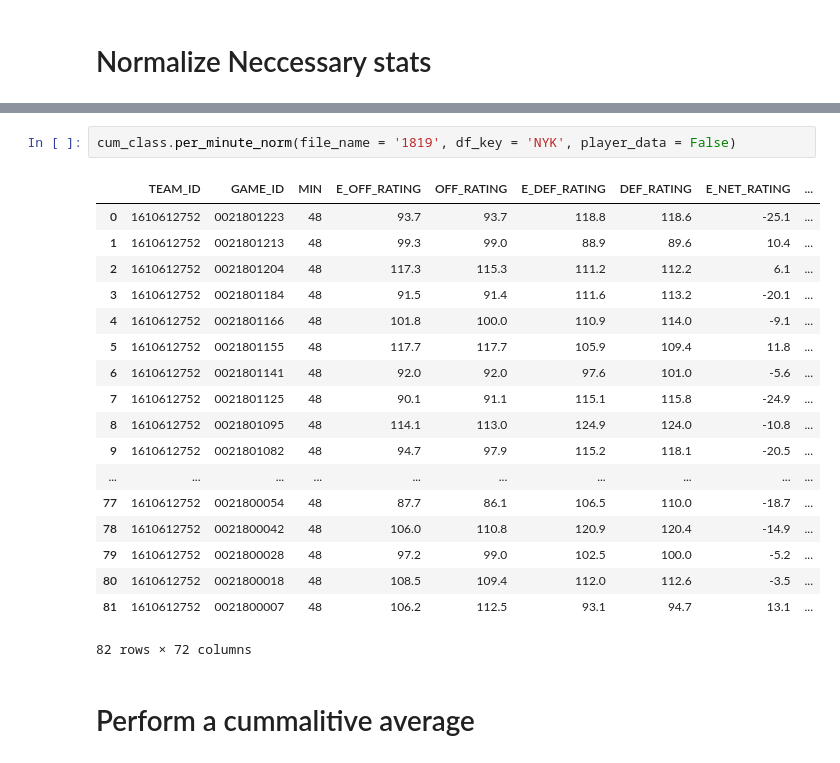
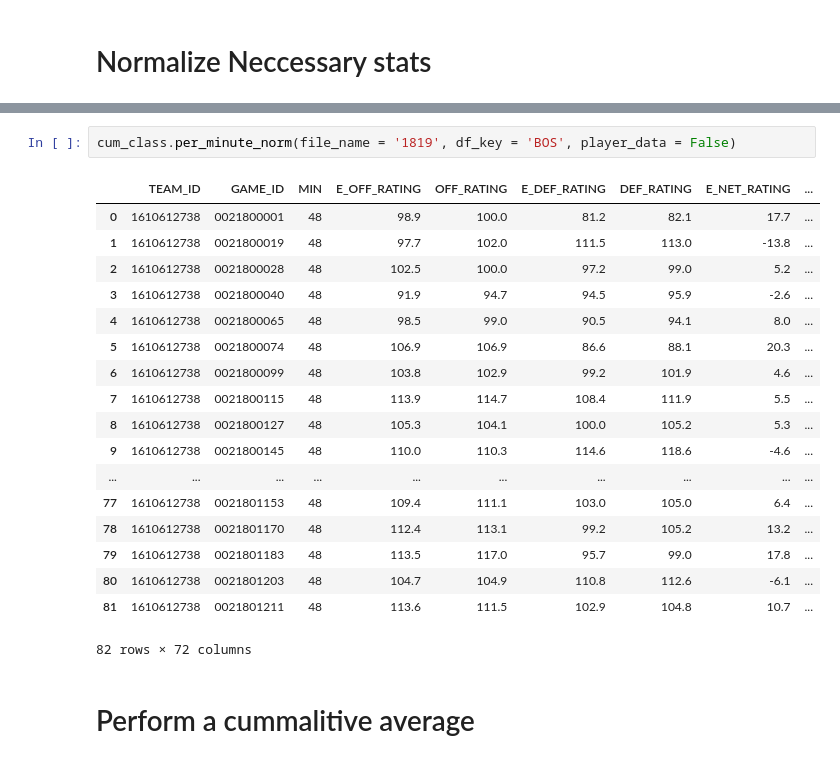
Before and after one commit to gosebastian12/NBA_betting_analysis, a Jupyter notebook: playground/data_cummulation.ipynb, the cells around one changed output, grey strips where cells are left out. Drawn from its saved outputs; the diff is of its cells as text.

```diff
--- a/playground/data_cummulation.ipynb
+++ b/playground/data_cummulation.ipynb
@@ -88,25 +88,25 @@ cum_class.per_min_stats
  'TO',
  'PTS']
 # %%
-cum_class.per_minute_norm(file_name = '1819', df_key = 'NYK', player_data = False)
+cum_class.per_minute_norm(file_name = '1819', df_key = 'BOS', player_data = False)
 # %% [output]
 |  | TEAM_ID | GAME_ID | MIN | E_OFF_RATING | OFF_RATING | E_DEF_RATING | DEF_RATING | E_NET_RATING | ... |
-| 0 | 1610612752 | 0021801223 | 48 | 93.7 | 93.7 | 118.8 | 118.6 | -25.1 | ... |
-| 1 | 1610612752 | 0021801213 | 48 | 99.3 | 99.0 | 88.9 | 89.6 | 10.4 | ... |
-| 2 | 1610612752 | 0021801204 | 48 | 117.3 | 115.3 | 111.2 | 112.2 | 6.1 | ... |
-| 3 | 1610612752 | 0021801184 | 48 | 91.5 | 91.4 | 111.6 | 113.2 | -20.1 | ... |
-| 4 | 1610612752 | 0021801166 | 48 | 101.8 | 100.0 | 110.9 | 114.0 | -9.1 | ... |
-| 5 | 1610612752 | 0021801155 | 48 | 117.7 | 117.7 | 105.9 | 109.4 | 11.8 | ... |
-| 6 | 1610612752 | 0021801141 | 48 | 92.0 | 92.0 | 97.6 | 101.0 | -5.6 | ... |
-| 7 | 1610612752 | 0021801125 | 48 | 90.1 | 91.1 | 115.1 | 115.8 | -24.9 | ... |
-| 8 | 1610612752 | 0021801095 | 48 | 114.1 | 113.0 | 124.9 | 124.0 | -10.8 | ... |
-| 9 | 1610612752 | 0021801082 | 48 | 94.7 | 97.9 | 115.2 | 118.1 | -20.5 | ... |
+| 0 | 1610612738 | 0021800001 | 48 | 98.9 | 100.0 | 81.2 | 82.1 | 17.7 | ... |
+| 1 | 1610612738 | 0021800019 | 48 | 97.7 | 102.0 | 111.5 | 113.0 | -13.8 | ... |
+| 2 | 1610612738 | 0021800028 | 48 | 102.5 | 100.0 | 97.2 | 99.0 | 5.2 | ... |
+| 3 | 1610612738 | 0021800040 | 48 | 91.9 | 94.7 | 94.5 | 95.9 | -2.6 | ... |
+| 4 | 1610612738 | 0021800065 | 48 | 98.5 | 99.0 | 90.5 | 94.1 | 8.0 | ... |
+| 5 | 1610612738 | 0021800074 | 48 | 106.9 | 106.9 | 86.6 | 88.1 | 20.3 | ... |
+| 6 | 1610612738 | 0021800099 | 48 | 103.8 | 102.9 | 99.2 | 101.9 | 4.6 | ... |
+| 7 | 1610612738 | 0021800115 | 48 | 113.9 | 114.7 | 108.4 | 111.9 | 5.5 | ... |
+| 8 | 1610612738 | 0021800127 | 48 | 105.3 | 104.1 | 100.0 | 105.2 | 5.3 | ... |
+| 9 | 1610612738 | 0021800145 | 48 | 110.0 | 110.3 | 114.6 | 118.6 | -4.6 | ... |
 | ... | ... | ... | ... | ... | ... | ... | ... | ... | ... |
-| 77 | 1610612752 | 0021800054 | 48 | 87.7 | 86.1 | 106.5 | 110.0 | -18.7 | ... |
-| 78 | 1610612752 | 0021800042 | 48 | 106.0 | 110.8 | 120.9 | 120.4 | -14.9 | ... |
-| 79 | 1610612752 | 0021800028 | 48 | 97.2 | 99.0 | 102.5 | 100.0 | -5.2 | ... |
-| 80 | 1610612752 | 0021800018 | 48 | 108.5 | 109.4 | 112.0 | 112.6 | -3.5 | ... |
-| 81 | 1610612752 | 0021800007 | 48 | 106.2 | 112.5 | 93.1 | 94.7 | 13.1 | ... |
+| 77 | 1610612738 | 0021801153 | 48 | 109.4 | 111.1 | 103.0 | 105.0 | 6.4 | ... |
+| 78 | 1610612738 | 0021801170 | 48 | 112.4 | 113.1 | 99.2 | 105.2 | 13.2 | ... |
+| 79 | 1610612738 | 0021801183 | 48 | 113.5 | 117.0 | 95.7 | 99.0 | 17.8 | ... |
+| 80 | 1610612738 | 0021801203 | 48 | 104.7 | 104.9 | 110.8 | 112.6 | -6.1 | ... |
+| 81 | 1610612738 | 0021801211 | 48 | 113.6 | 111.5 | 102.9 | 104.8 | 10.7 | ... |
 82 rows × 72 columns
 # %% [markdown]
 # Perform a cummalitive average
```
Also changed, not shown: parts of 1 cell of this notebook, 1 other file.
